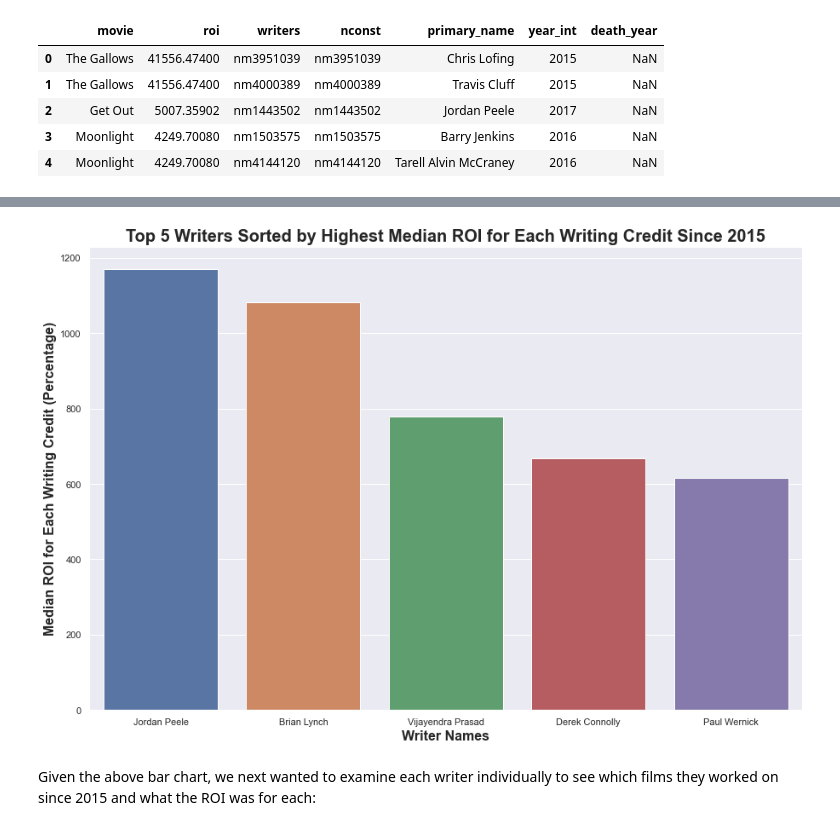
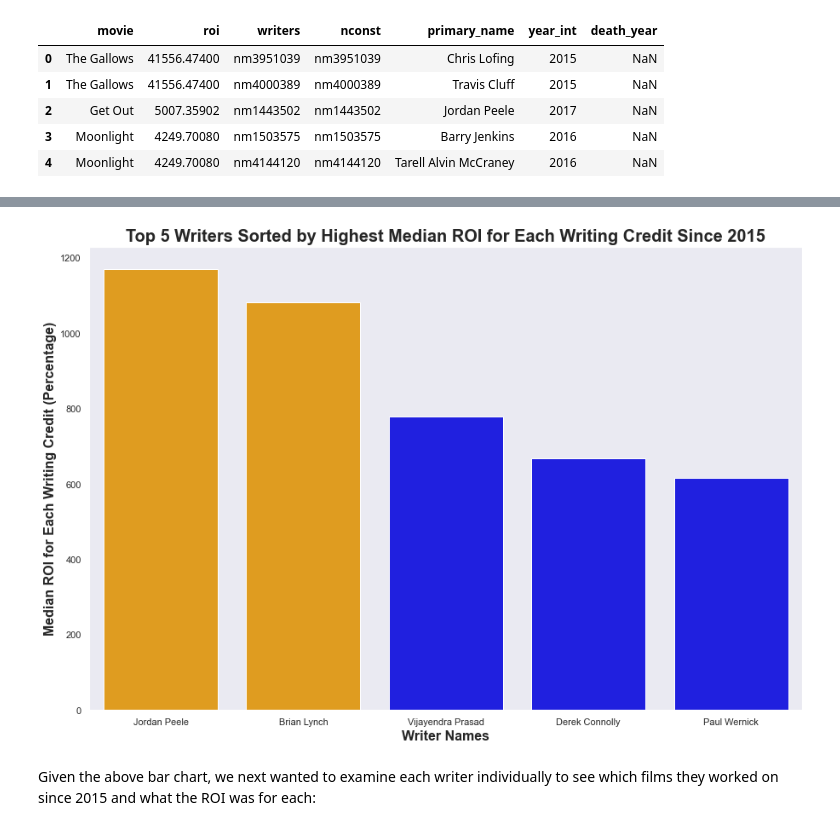
Before and after one commit to garrettwilliams90/Movie_Analysis_Project, a Jupyter notebook: Earth_Movie_Analysis_Project.ipynb, the cells around one changed output, grey strips where cells are left out. Drawn from its saved outputs; the diff is of its cells as text; code cells hidden in the pictures.

```diff
--- a/Earth_Movie_Analysis_Project.ipynb
+++ b/Earth_Movie_Analysis_Project.ipynb
@@ -545,16 +518,18 @@ df_writer_stats.sort_values(by = '50%', ascending = False).head(10)
 # %%
 #visualizing top 5 writers list sorted by median ROI:
 #sorting for writers that have worked on more than two films since 2015:
 writer_list_median = df_writer_stats[df_writer_stats['count'] > 2].sort_values(by = '50%', ascending = False).head(5)
 plt.figure(figsize = (15, 10))
-ax = sns.barplot(x = writer_list_median.index, y = '50%', data=writer_list_median)
+clrs = ['orange', 'orange', 'blue', 'blue', 'blue']
+ax = sns.barplot(x = writer_list_median.index, y = '50%', data=writer_list_median, palette=clrs)
 sns.set_theme(style = 'darkgrid')
+ax.grid(False)
 ax.set_xlabel("Writer Names", size = 16, fontweight = 'bold')
 ax.set_ylabel("Median ROI for Each Writing Credit (Percentage)", size = 16, fontweight = 'bold')
 ax.set_title("Top 5 Writers Sorted by Highest Median ROI for Each Writing Credit Since 2015", size = 20, fontweight = 'bold')
 ax.figure.savefig("writers_median.png");
 # %% [output]
-[figure, old version]
+[figure, new version]
 # %% [markdown]
 Given the above bar chart, we next wanted to examine each writer individually to see which films they worked on since 2015 and what the ROI was for each:
 # %%
```
Also changed, not shown: parts of 23 cells of this notebook, 2 other files.
